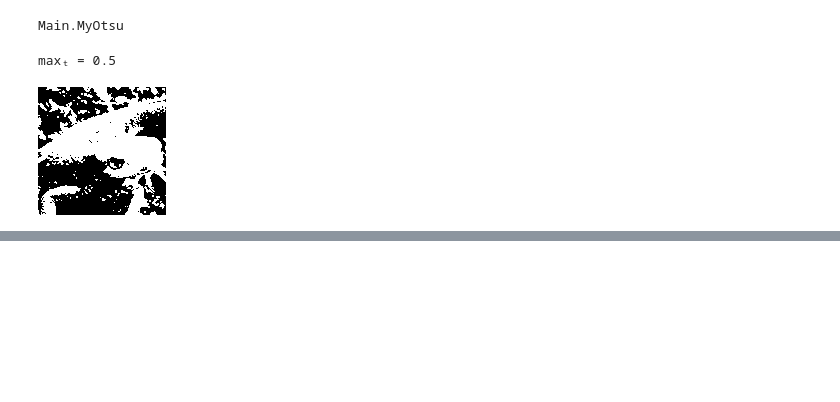
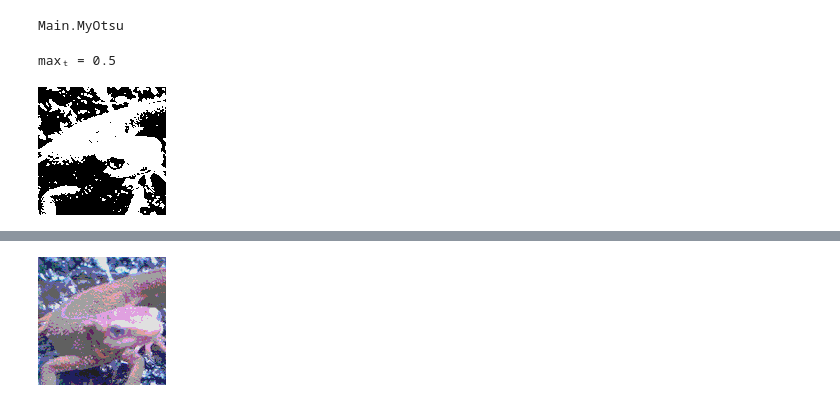
Before and after one commit to tkmfujise/Gasyori100knock-julia, a Jupyter notebook: Q_01-10.ipynb, the cells around one changed output, grey strips where cells are left out. Cells and saved outputs as stored; diff of their text form; code cells hidden in the pictures; blank space fills up the shorter version.

```diff
--- a/Q_01-10.ipynb
+++ b/Q_01-10.ipynb
@@ -123,0 +252,23 @@ maxₜ = 0.5
+# %%
+function mysample_value(v)
+    if 0 <= v < 64
+        32
+    elseif 64 <= v < 128
+        96
+    elseif 128 <= v < 192
+        160
+    else
+        224
+    end
+end
+
+function mysample(rgb)
+    R = (255 * rgb.r |> mysample_value) / 255
+    G = (255 * rgb.g |> mysample_value) / 255
+    B = (255 * rgb.b |> mysample_value) / 255
+    RGB(R, G, B)
+end
+
+mysample.(img)
+# %% [output]
+[figure, added]
```
Also changed, not shown: parts of 10 cells of this notebook.
